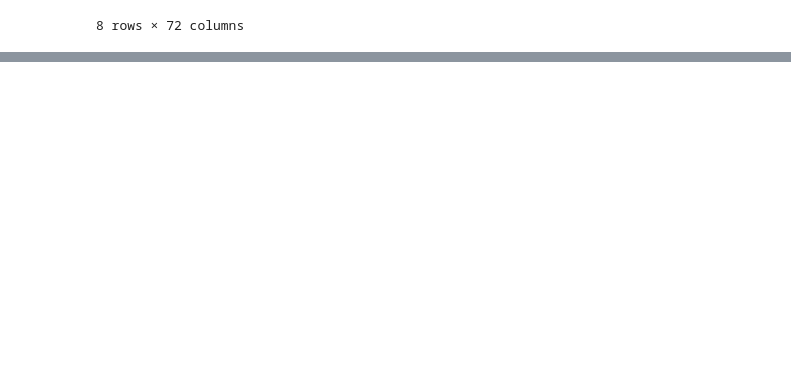
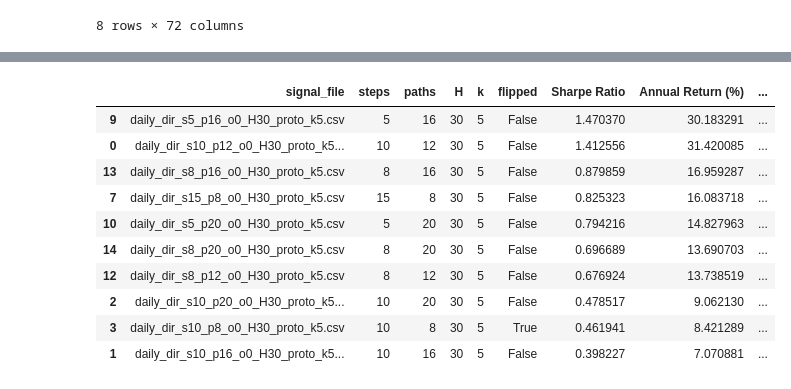
Before and after one commit to phy-guanzh/Bit_regime_match, a Jupyter notebook: strategy_performance/compapre_strategy.ipynb, the cells around one changed output, grey strips where cells are left out. Saved outputs shown, nothing was run; the diff lists cells and outputs as text; code cells hidden in the pictures; blank space fills up the shorter version.

```diff
--- a/strategy_performance/compapre_strategy.ipynb
+++ b/strategy_performance/compapre_strategy.ipynb
@@ -960,0 +1304,57 @@ df_analysis['overlap_with_top_leaders'].plot(title="Overlap between top quantile
+# %%
+import re, numpy as np, pandas as pd
+
+# e.g. daily_dir_s5_p16_o0_H30_proto_k5.csv
+_PAT = re.compile(
+    r"s(?P<steps>\d+)_p(?P<paths>\d+)_o(?P<offset>-?\d+)"
+    r"(?:_H(?P<H>\d+))?(?:_proto)?(?:_k(?P<k>\d+))?"
+)
+
+def _extract_params(name: str) -> dict:
+    m = _PAT.search(name)
+    if not m:
+        return dict(steps=np.nan, paths=np.nan, offset=np.nan, H=np.nan, k=np.nan)
+    out = {k: (int(v) if v is not None else np.nan) for k, v in m.groupdict().items()}
+    return out
+
+def build_comparison_table(results: pd.DataFrame, base_stats: dict) -> pd.DataFrame:
+    """Attach params & compute deltas vs Baseline."""
+    df = results.copy()
+    params = df["signal_file"].map(_extract_params).apply(pd.Series)
+    df = pd.concat([df, params], axis=1)
+
+    # Baseline metrics（统一口径）
+    b_sharpe = base_stats["Sharpe Ratio"]
+    b_ann    = base_stats["Annual Return (%)"]
+    b_vol    = base_stats["Volatility (%)"]
+    b_mdd    = base_stats["Max Drawdown (%)"]
+    b_nav    = base_stats["Final NAV"]
+
+    # Deltas（单位：pp=百分比点；MDD/Vol 是“降低为正”）
+    df["ΔSharpe"]        = df["Sharpe Ratio"] - b_sharpe
+    df["ΔAnnRet (pp)"]   = df["Annual Return (%)"] - b_ann
+    df["MDD reduction"]  = b_mdd - df["Max Drawdown (%)"]     # 正数=回撤更小
+    df["Vol reduction"]  = b_vol - df["Volatility (%)"]       # 正数=波动更低
+    df["NAV ratio (×)"]  = df["Final NAV"] / b_nav
+
+    # 排序 & 只保留关键列
+    keep = ["signal_file","steps","paths","H","k","flipped",
+            "Sharpe Ratio","Annual Return (%)","Volatility (%)","Max Drawdown (%)","Final NAV",
+            "ΔSharpe","ΔAnnRet (pp)","MDD reduction","Vol reduction","NAV ratio (×)"]
+    df = df[keep].sort_values(["ΔSharpe","MDD reduction"], ascending=False)
+    return df
+# 你已有 baseline 统计：stats_base_cal
+cmp_df = build_comparison_table(results, stats_base_cal)
+cmp_df.head(10)
+# %% [output]
+|  | signal_file | steps | paths | H | k | flipped | Sharpe Ratio | Annual Return (%) | ... |
+| 9 | daily_dir_s5_p16_o0_H30_proto_k5.csv | 5 | 16 | 30 | 5 | False | 1.470370 | 30.183291 | ... |
+| 0 | daily_dir_s10_p12_o0_H30_proto_k5... | 10 | 12 | 30 | 5 | False | 1.412556 | 31.420085 | ... |
+| 13 | daily_dir_s8_p16_o0_H30_proto_k5.csv | 8 | 16 | 30 | 5 | False | 0.879859 | 16.959287 | ... |
+| 7 | daily_dir_s15_p8_o0_H30_proto_k5.csv | 15 | 8 | 30 | 5 | False | 0.825323 | 16.083718 | ... |
+| 10 | daily_dir_s5_p20_o0_H30_proto_k5.csv | 5 | 20 | 30 | 5 | False | 0.794216 | 14.827963 | ... |
+| 14 | daily_dir_s8_p20_o0_H30_proto_k5.csv | 8 | 20 | 30 | 5 | False | 0.696689 | 13.690703 | ... |
+| 12 | daily_dir_s8_p12_o0_H30_proto_k5.csv | 8 | 12 | 30 | 5 | False | 0.676924 | 13.738519 | ... |
+| 2 | daily_dir_s10_p20_o0_H30_proto_k5... | 10 | 20 | 30 | 5 | False | 0.478517 | 9.062130 | ... |
+| 3 | daily_dir_s10_p8_o0_H30_proto_k5.csv | 10 | 8 | 30 | 5 | True | 0.461941 | 8.421289 | ... |
+| 1 | daily_dir_s10_p16_o0_H30_proto_k5... | 10 | 16 | 30 | 5 | False | 0.398227 | 7.070881 | ... |
```
Also changed, not shown: parts of 67 cells of this notebook.
